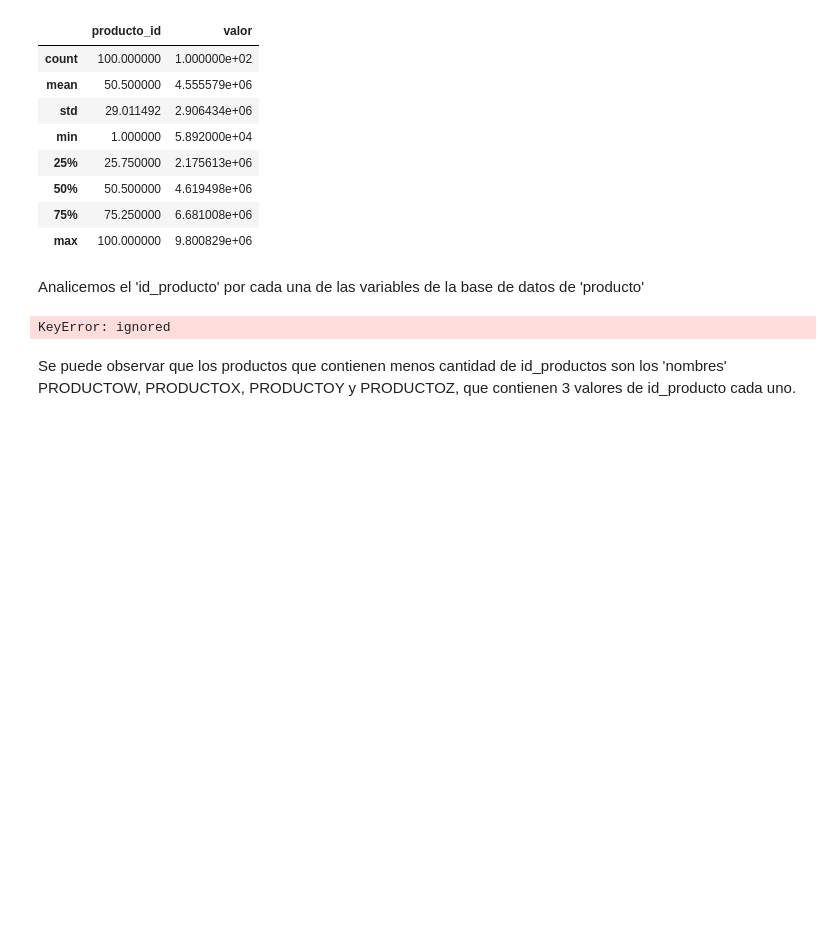
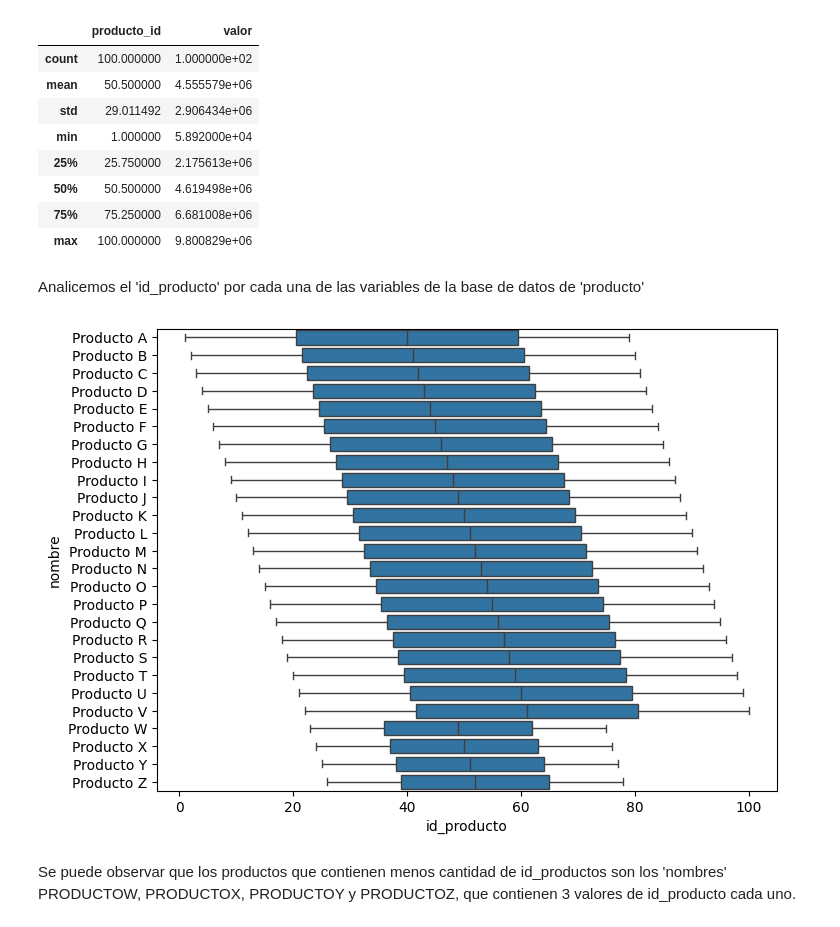
Before and after one commit to cacordobae/An-lisis-de-ventas, a Jupyter notebook: Analisis_ventas.ipynb, the cells around one changed output. Saved outputs shown, nothing was run; the diff lists cells and outputs as text; code cells hidden in the pictures; blank space fills up the shorter version.

```diff
--- a/Analisis_ventas.ipynb
+++ b/Analisis_ventas.ipynb
@@ -727,11 +770,14 @@ producto.describe()
 # %% [markdown]
 Analicemos el 'id_producto' por cada una de las variables de la base de datos de 'producto'
 # %%
+#Renombrando la variable 'producto_id' de la base de datos "df_producto" por su nuevo nombre : 'id_producto'.
+producto.rename(columns= {'producto_id': 'id_producto'}, inplace=True)
+#cruzando las bases de datos 'ventas' y 'df_productos' por la variable 'id_producto'
 data = pd.concat([producto['nombre'], producto['id_producto']], axis=1)
 f, ax = plt.subplots(figsize=(8,6))
 fig = sns.boxplot(x="id_producto", y="nombre", data=producto)
 # %% [output]
-KeyError: ignored
+[figure, added]
 # %% [markdown]
 Se puede observar que los productos que contienen menos cantidad de id_productos son los 'nombres' PRODUCTOW, PRODUCTOX, PRODUCTOY y PRODUCTOZ, que contienen 3 valores de id_producto cada uno.
 # %%
```
Also changed, not shown: parts of 85 cells of this notebook.
